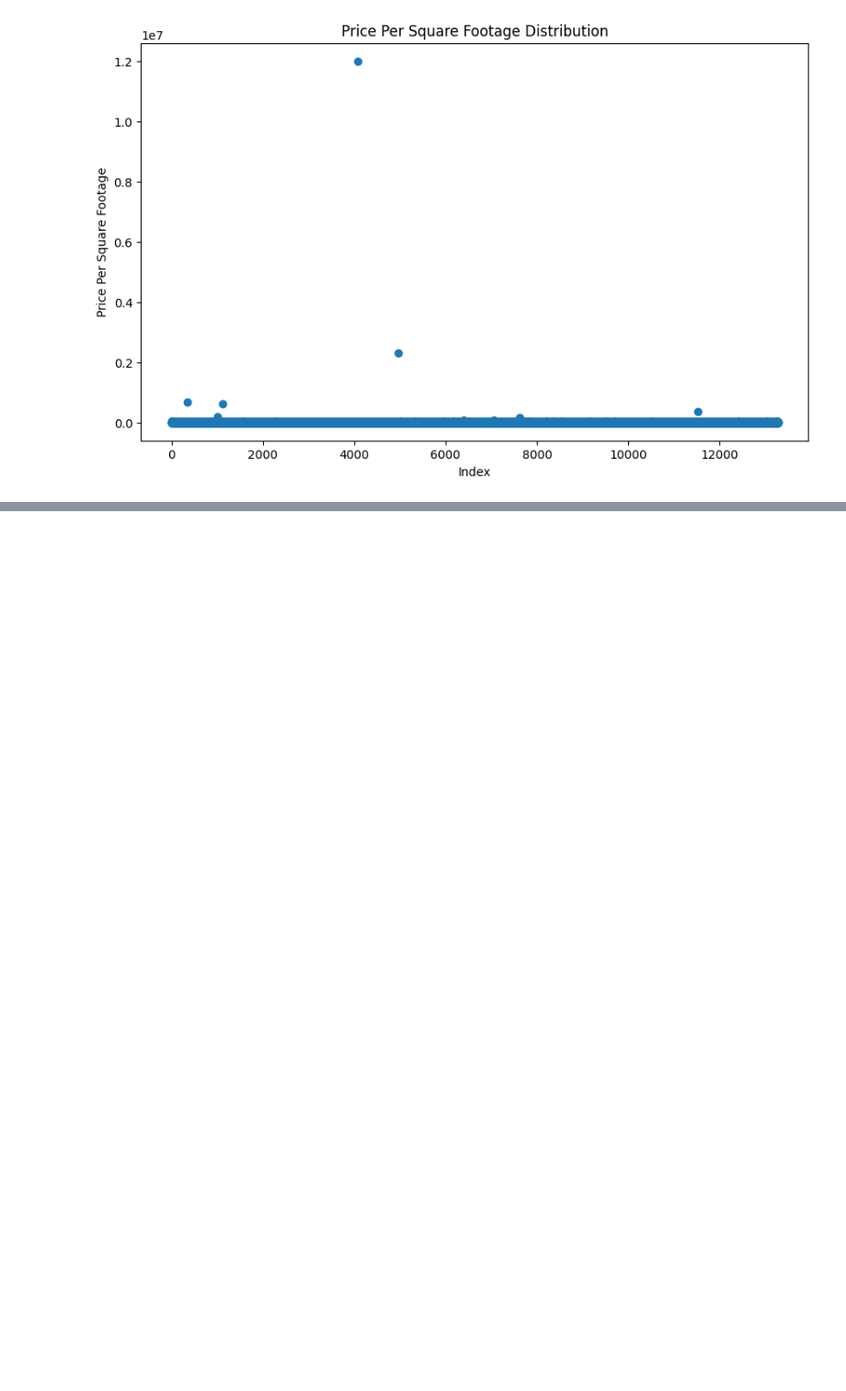
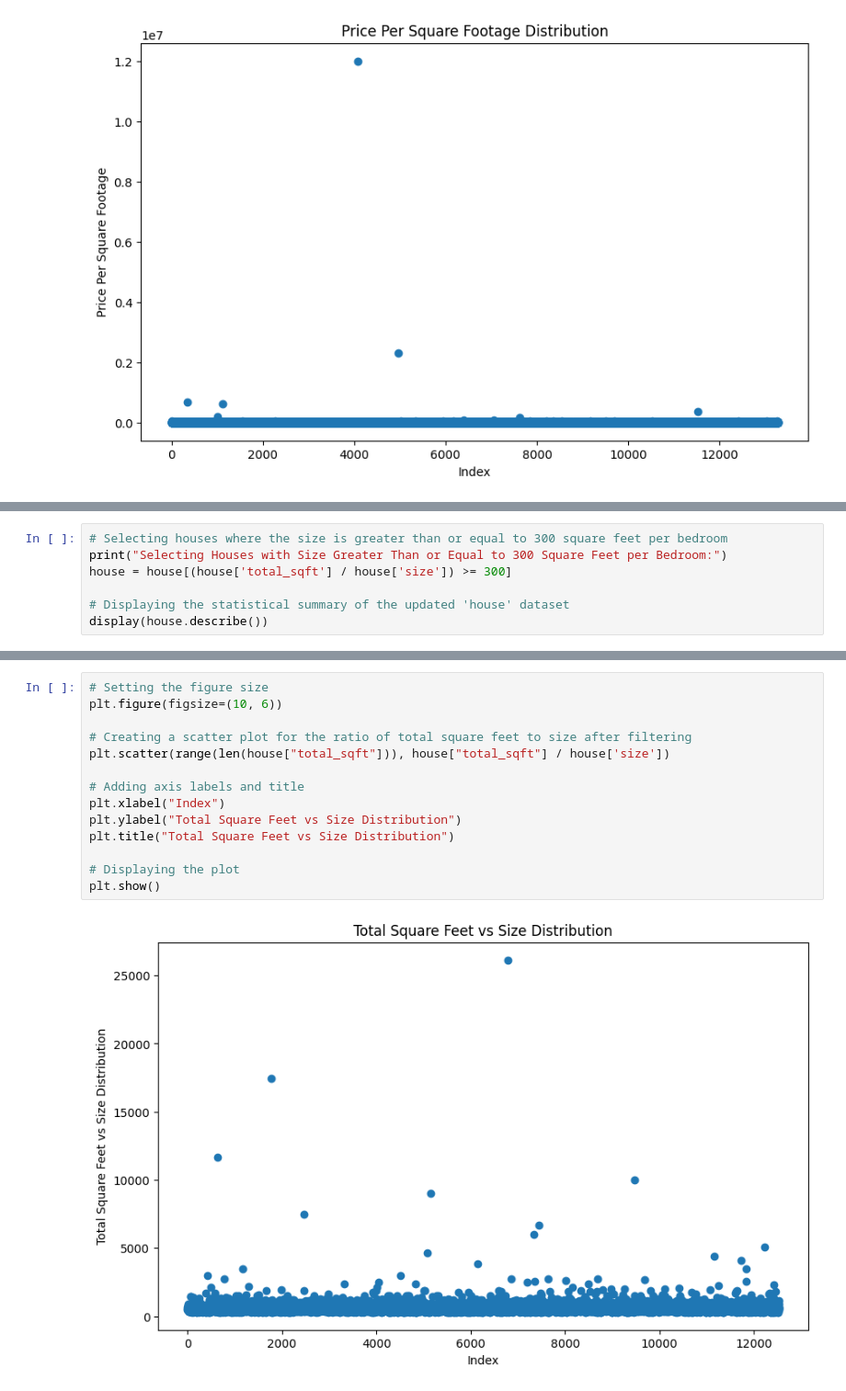
Before and after one commit to LCM-org/AML-3104-BHPP, a Jupyter notebook: main.ipynb, the cells around one changed output, grey strips where cells are left out. Shown at 92% size. Drawn from its saved outputs; the diff is of its cells as text; blank space fills up the shorter version.

```diff
--- a/main.ipynb
+++ b/main.ipynb
@@ -558,0 +609,7 @@ plt.show()
+# %%
+# Selecting houses where the size is greater than or equal to 300 square feet per bedroom
+print("Selecting Houses with Size Greater Than or Equal to 300 Square Feet per Bedroom:")
+house = house[(house['total_sqft'] / house['size']) >= 300]
+
+# Displaying the statistical summary of the updated 'house' dataset
+display(house.describe())
@@ -558,0 +627,16 @@ plt.show()
+# %%
+# Setting the figure size
+plt.figure(figsize=(10, 6))
+
+# Creating a scatter plot for the ratio of total square feet to size after filtering
+plt.scatter(range(len(house["total_sqft"])), house["total_sqft"] / house['size'])
+
+# Adding axis labels and title
+plt.xlabel("Index")
+plt.ylabel("Total Square Feet vs Size Distribution")
+plt.title("Total Square Feet vs Size Distribution")
+
+# Displaying the plot
+plt.show()
+# %% [output]
+[figure, added]
```
Also changed, not shown: parts of 5 cells of this notebook.
